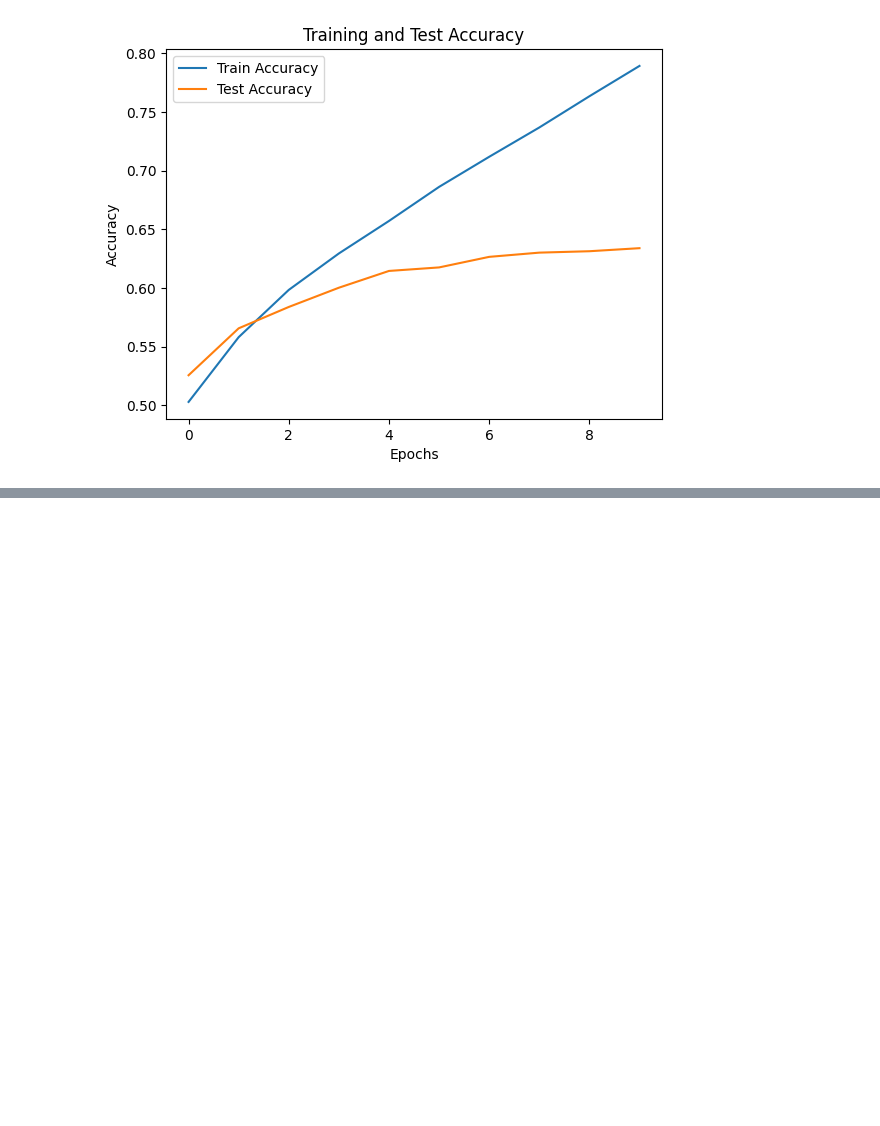
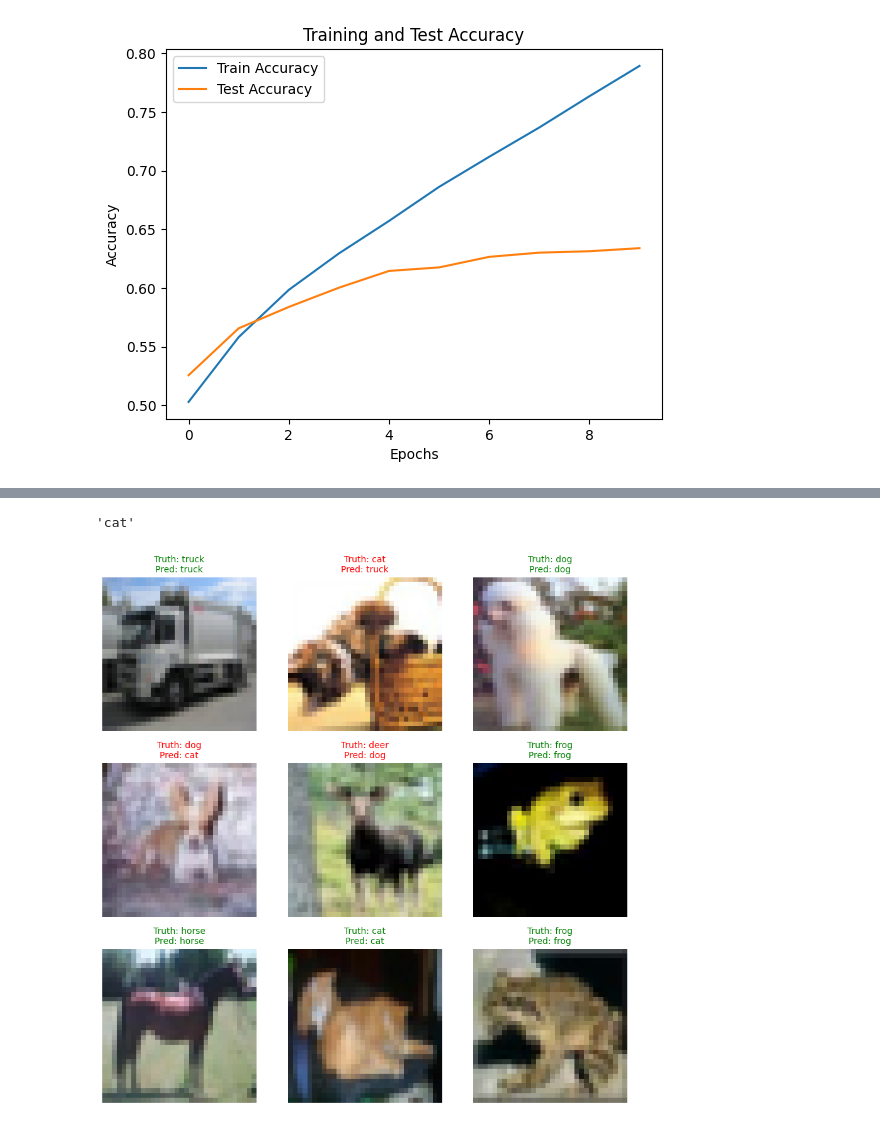
Before and after one commit to Swanger-Iz/ML_pytorch_lessons, a Jupyter notebook: vision_transformers/vit_cifar10.ipynb, the cells around one changed output, grey strips where cells are left out. Cells and saved outputs as stored; diff of their text form; code cells hidden in the pictures; blank space fills up the shorter version.

```diff
--- a/vision_transformers/vit_cifar10.ipynb
+++ b/vision_transformers/vit_cifar10.ipynb
@@ -447,0 +514,9 @@ torch.save(model.state_dict(), 'my_first_vit_model.pth')
+# %%
+o1, o2 = test_dataset[0]
+train_dataset.classes[o2]
+# %% [output]
+'cat'
+# %%
+predict_and_plot_grid(model, test_dataset, train_dataset.classes, 3)
+# %% [output]
+[figure, added]
```
Also changed, not shown: parts of 9 cells of this notebook.
